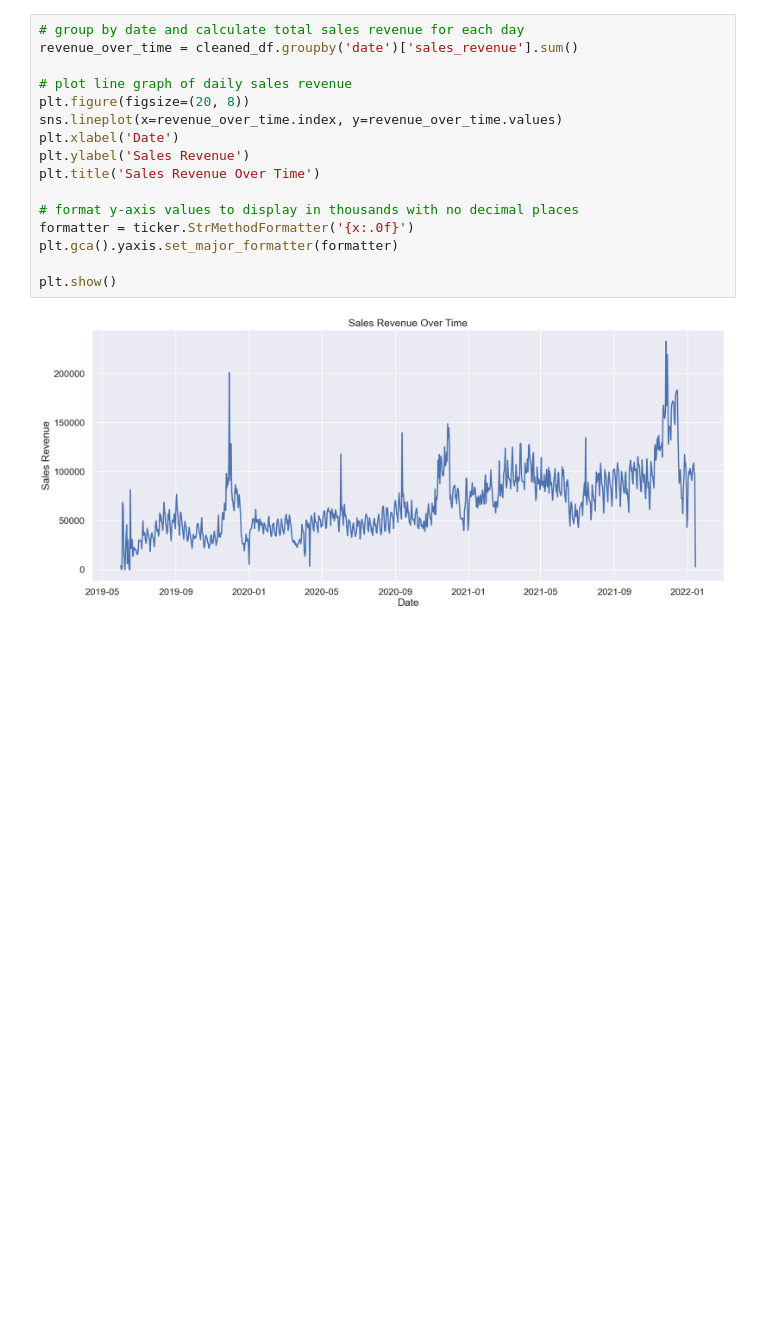
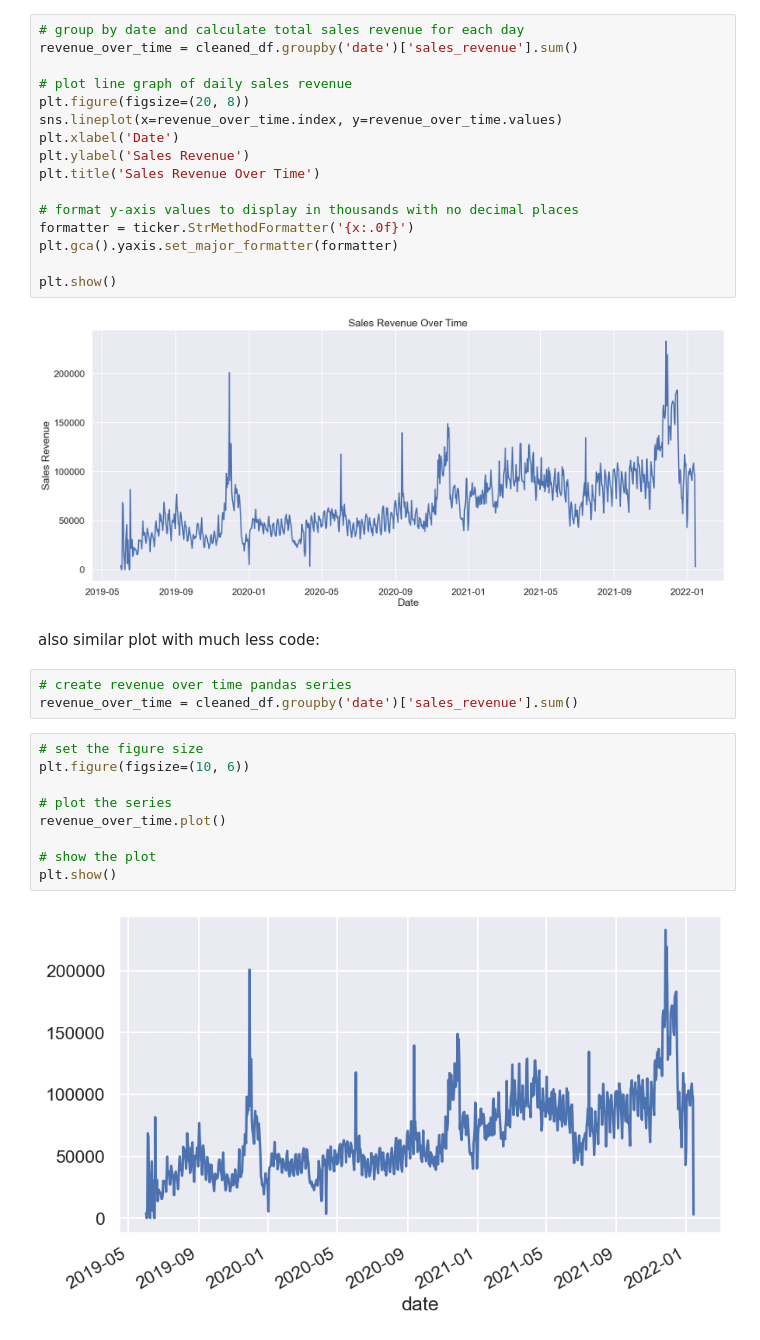
Before and after one commit to Jaghs/Demand-Prediciton, a Jupyter notebook: src/eda_and_cleaning.ipynb, the cells around one changed output. Saved outputs shown, nothing was run; the diff lists cells and outputs as text; blank space fills up the shorter version.

```diff
--- a/src/eda_and_cleaning.ipynb
+++ b/src/eda_and_cleaning.ipynb
@@ -791,3 +802,19 @@ plt.gca().yaxis.set_major_formatter(formatter)
 plt.show()
 # %% [output]
 [figure]
+# %% [markdown]
+also similar plot with much less code:
+# %%
+# create revenue over time pandas series
+revenue_over_time = cleaned_df.groupby('date')['sales_revenue'].sum()
+# %%
+# set the figure size
+plt.figure(figsize=(10, 6))
+
+# plot the series
+revenue_over_time.plot()
+
+# show the plot
+plt.show()
+# %% [output]
+[figure, added]
```
Also changed, not shown: parts of 19 cells of this notebook.
